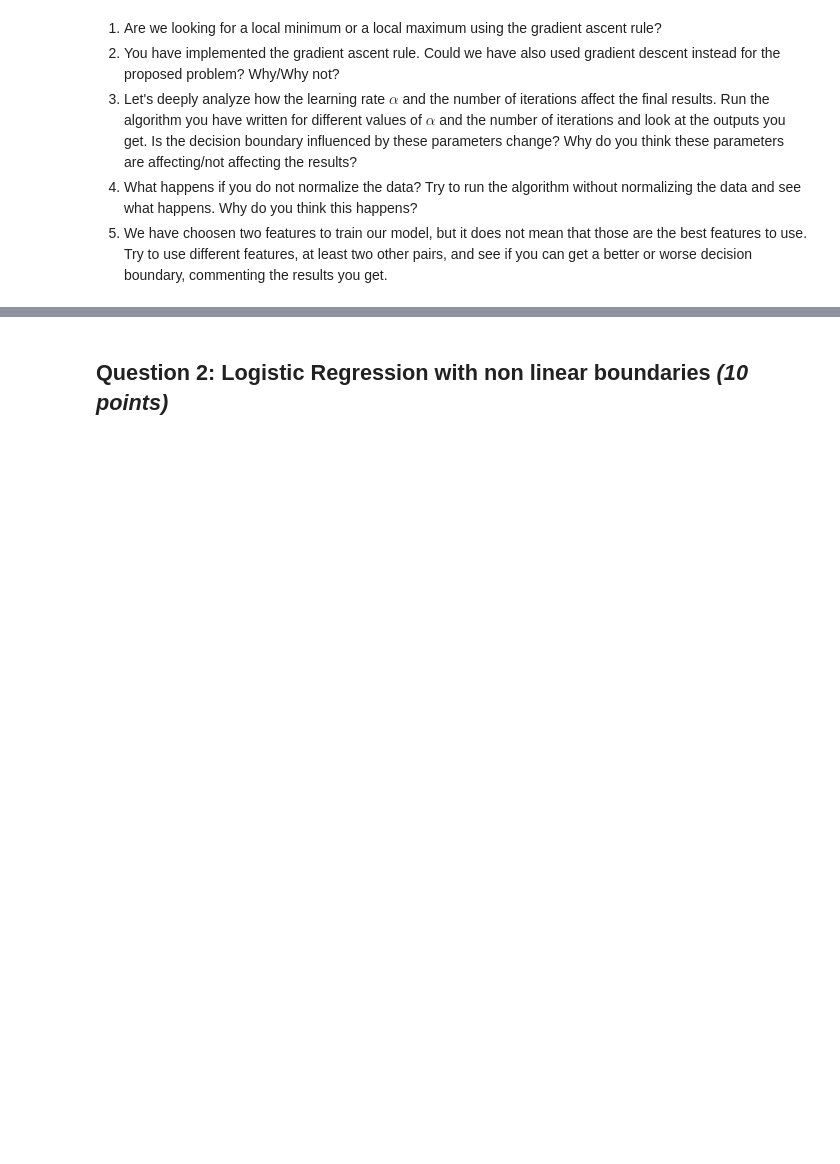
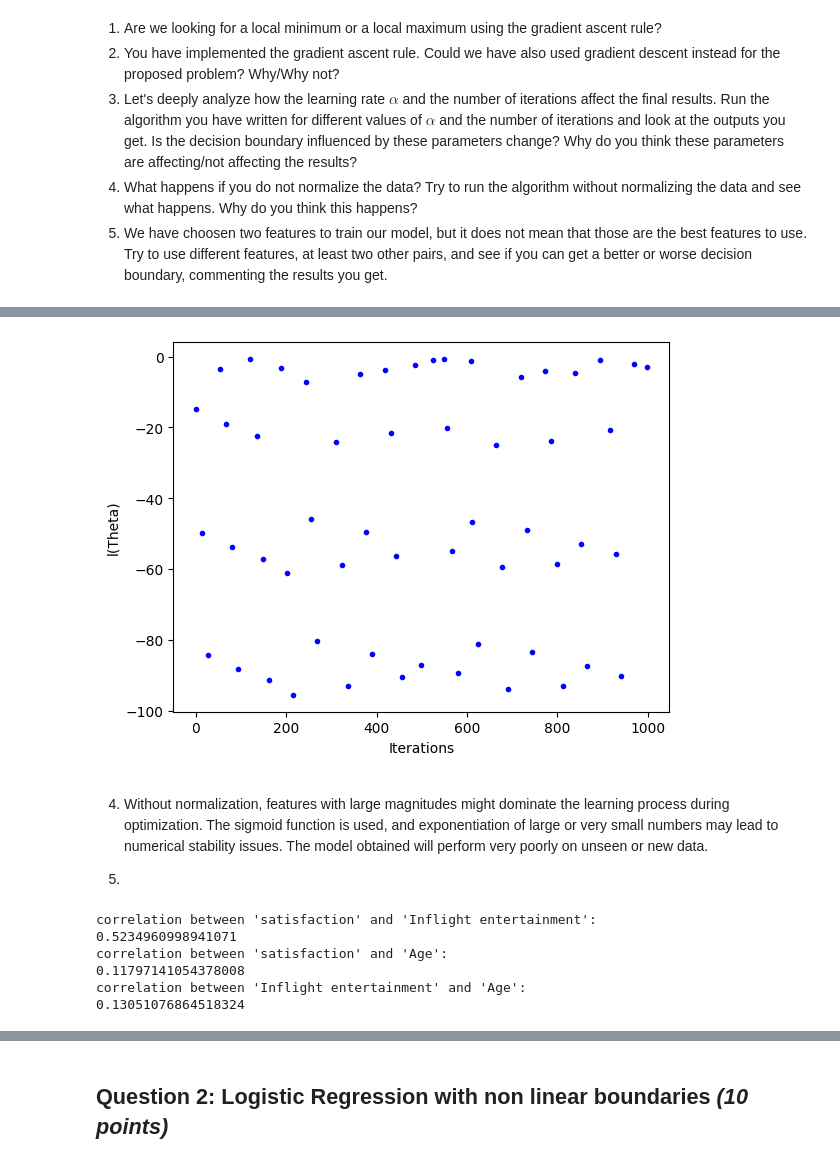
Before and after one commit to ywateba/fds_2023_hw2, a Jupyter notebook: HW2.ipynb, the cells around one changed output, grey strips where cells are left out. Cells and saved outputs as stored; diff of their text form; code cells hidden in the pictures; blank space fills up the shorter version.

```diff
--- a/HW2.ipynb
+++ b/HW2.ipynb
@@ -523,0 +553,46 @@ pass
+# %%
+## QUESTION 4
+
+X, y = (df_small.drop(["satisfaction"], axis=1).values, df_small["satisfaction"].values)
+X = np.hstack([np.ones((X.shape[0], 1)), X])
+# Initialize theta0
+theta0 = np.random.normal(0, 0.01, X.shape[1])
+
+# Run Gradient Ascent method
+theta_final, log_l_history = gradient_ascent(theta0, X, y, lr=0.001, num_steps=1000)
+
+fig, ax = plt.subplots(num=2)
+
+ax.set_ylabel("l(Theta)")
+ax.set_xlabel("Iterations")
+_ = ax.plot(range(len(log_l_history)), log_l_history, "b.")
+# %% [output]
+[figure, added]
+# %% [markdown]
+4. Without normalization, features with large magnitudes might dominate the learning process during optimization.  The sigmoid function is used, and exponentiation of large or very small numbers may lead to numerical stability issues. The model obtained will perform very poorly on unseen or new data.
+
+5.
+# %%
+## QUESTION 5
+correlation_matrix = df.corr()
+
+# Select features with high correlation to the target variable (satisfaction)
+selected_features = []
+for feature in correlation_matrix.columns:
+    correlation = correlation_matrix[feature]["satisfaction"]
+    if abs(correlation) > 0.5:  # Threshold for high correlation
+        selected_features.append(feature)
+
+print("correlation between 'satisfaction' and 'Inflight entertainment':")
+print(correlation_matrix[selected_features[0]][selected_features[1]])
+print("correlation between 'satisfaction' and 'Age':")
+print(correlation_matrix[selected_features[0]]['Age'])
+print("correlation between 'Inflight entertainment' and 'Age':")
+print(correlation_matrix['Inflight entertainment']['Age'])
+# %% [output]
+correlation between 'satisfaction' and 'Inflight entertainment':
+0.5234960998941071
+correlation between 'satisfaction' and 'Age':
+0.11797141054378008
+correlation between 'Inflight entertainment' and 'Age':
+0.13051076864518324
```
Also changed, not shown: parts of 24 cells of this notebook, 1 other file.
